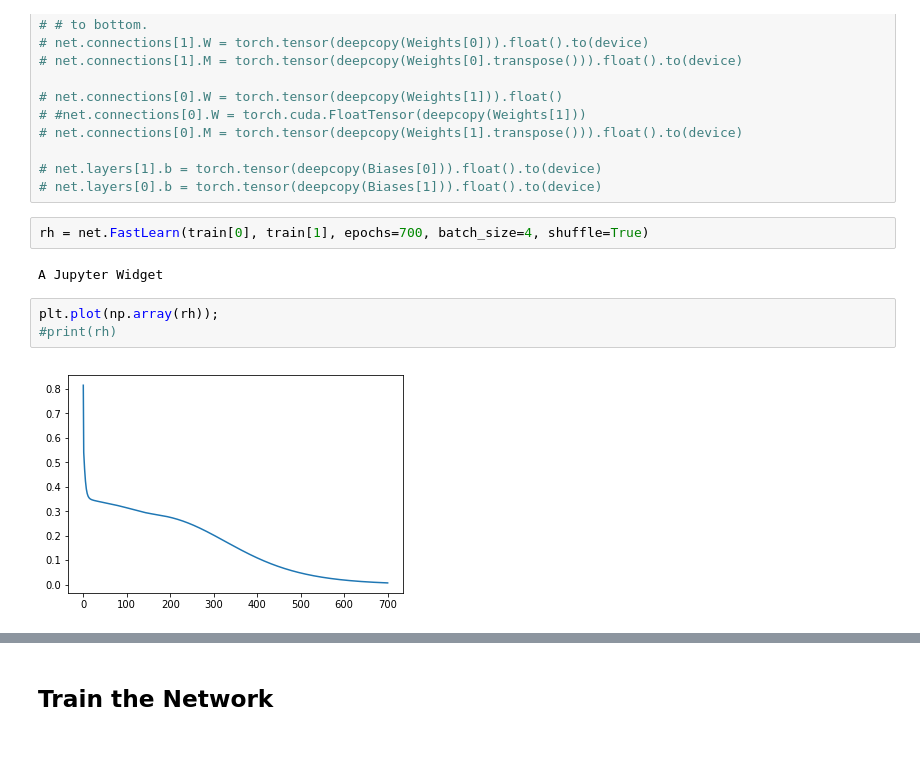
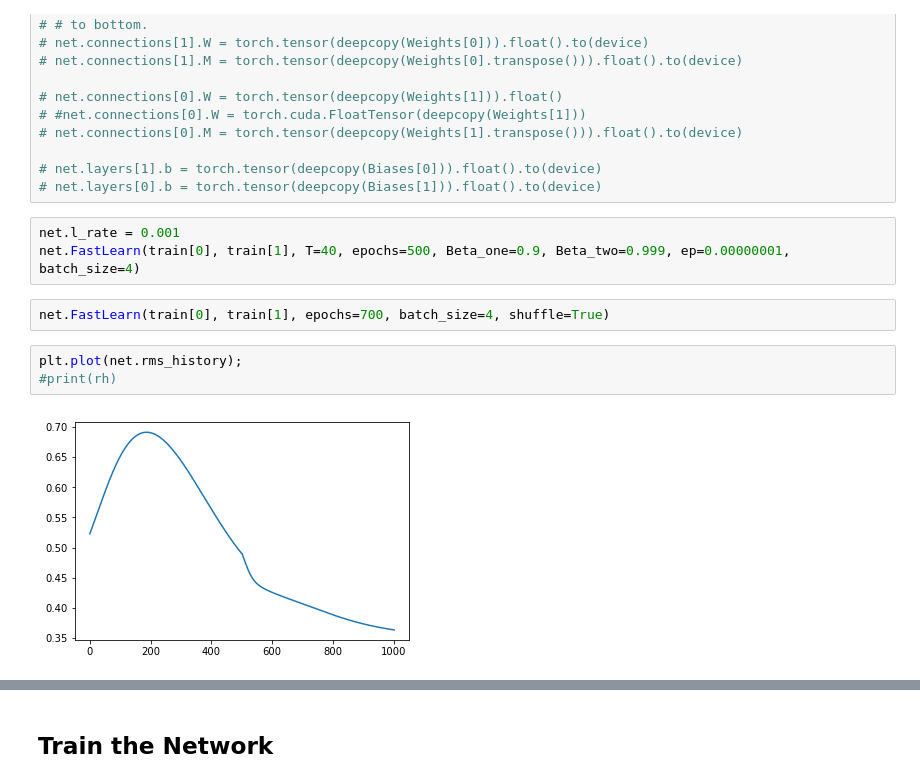
Before and after one commit to jorchard/peBogacz, a Jupyter notebook: python/Style Memory Binary.ipynb, the cells around one changed output, grey strips where cells are left out. Drawn from its saved outputs; the diff is of its cells as text; blank space fills up the shorter version.

```diff
--- a/python/Style Memory Binary.ipynb
+++ b/python/Style Memory Binary.ipynb
@@ -136,12 +141,13 @@ net.SetTau(0.08)
 
 # net.layers[1].b = torch.tensor(deepcopy(Biases[0])).float().to(device)
 # net.layers[0].b = torch.tensor(deepcopy(Biases[1])).float().to(device)
+# %%
+net.l_rate = 0.001
+net.FastLearn(train[0], train[1], T=40, epochs=500, Beta_one=0.9, Beta_two=0.999, ep=0.00000001, batch_size=4)
 # %%
-rh = net.FastLearn(train[0], train[1], epochs=700, batch_size=4, shuffle=True)
+net.FastLearn(train[0], train[1], epochs=700, batch_size=4, shuffle=True)
-# %% [output]
-A Jupyter Widget
 # %%
-plt.plot(np.array(rh));
+plt.plot(net.rms_history);
 #print(rh)
 # %% [output]
-[figure, old version]
+[figure, new version]
```
Also changed, not shown: parts of 6 cells of this notebook, 4 other files.
